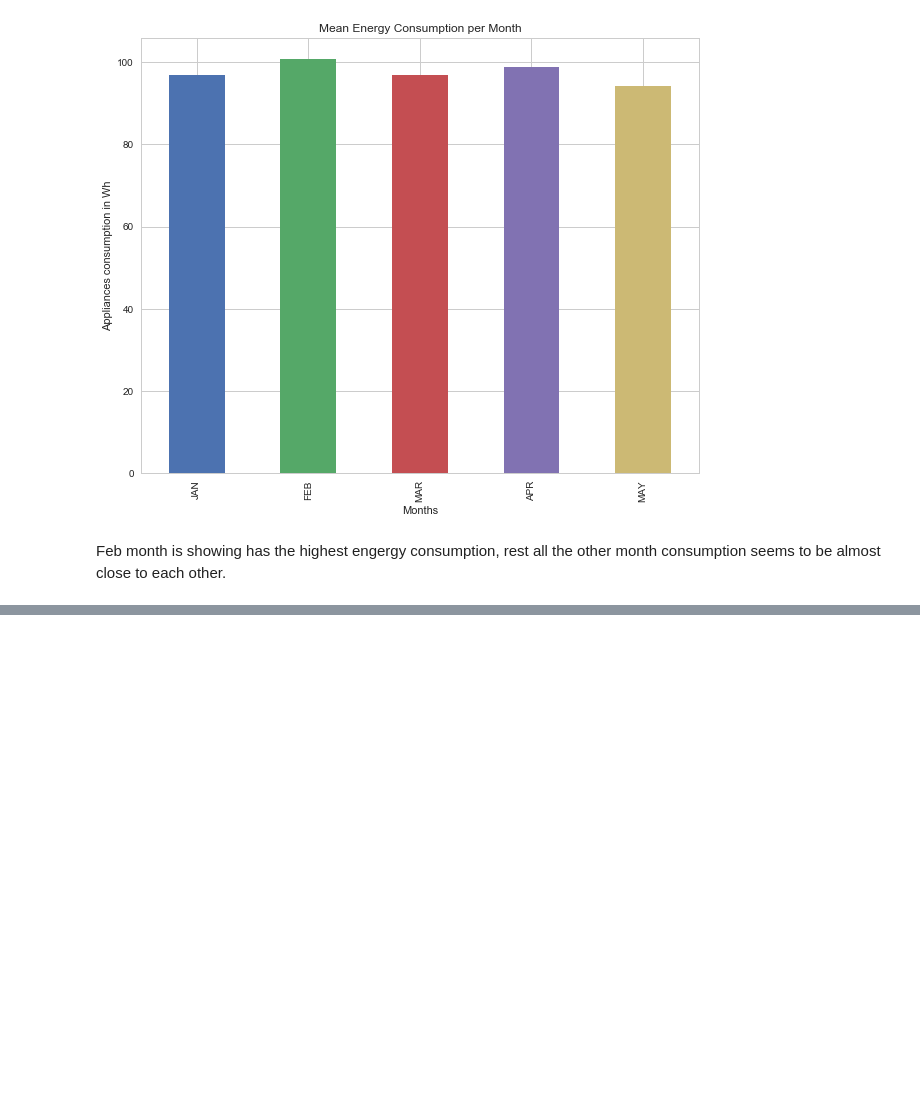
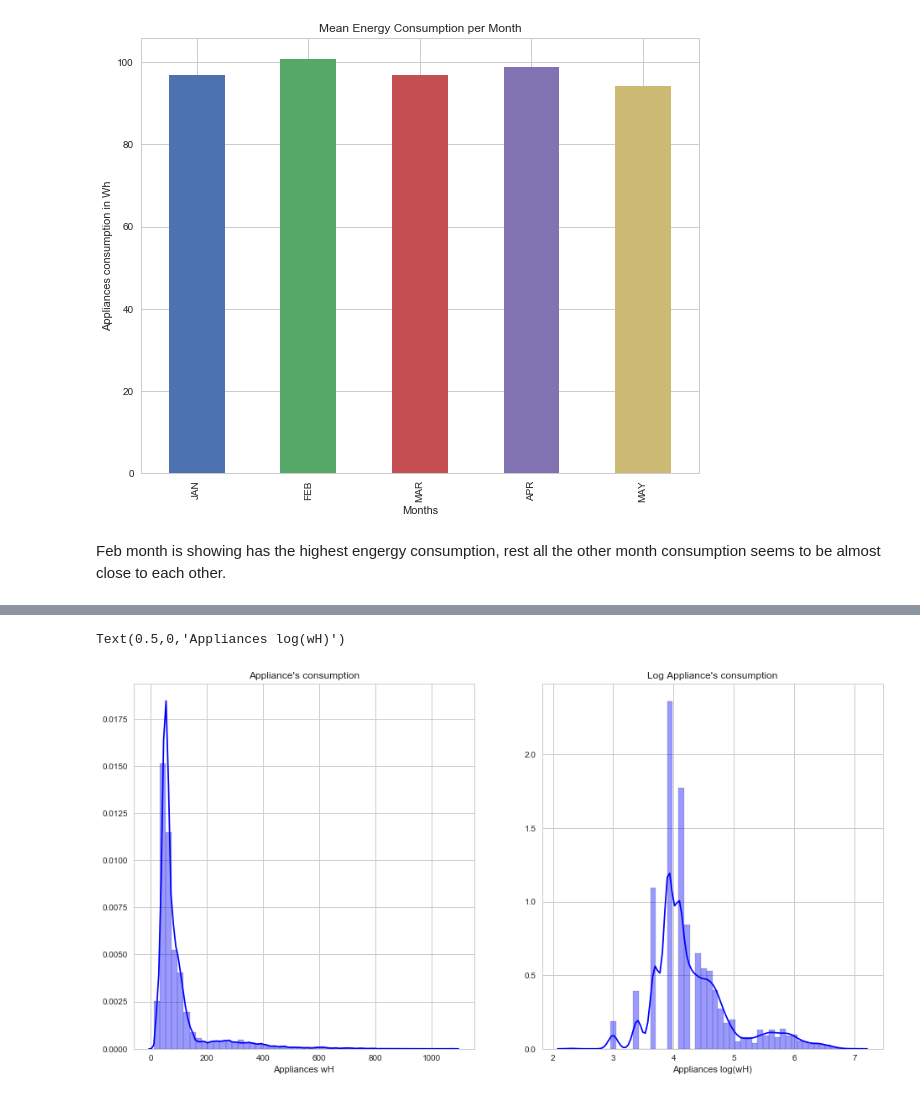
Before and after one commit to arijitsinha80/Springboard, a Jupyter notebook: Project/Capstoneproject_Phase2.ipynb, the cells around one changed output, grey strips where cells are left out. Drawn from its saved outputs; the diff is of its cells as text; code cells hidden in the pictures; blank space fills up the shorter version.

```diff
--- a/Project/Capstoneproject_Phase2.ipynb
+++ b/Project/Capstoneproject_Phase2.ipynb
@@ -319,0 +318,15 @@ Feb month is showing has the highest engergy consumption, rest all the other mon
+# %%
+#Histogram of Appliance's consumption
+
+f, axes = plt.subplots(1, 2,figsize=(16,8))
+
+sns.distplot(df.appliances, hist=True, color = 'blue',hist_kws={'edgecolor':'black'},ax=axes[0])
+axes[0].set_title("Appliance's consumption")
+axes[0].set_xlabel('Appliances wH')
+
+sns.distplot(df.log_appliances, hist=True, color = 'blue',hist_kws={'edgecolor':'black'},ax=axes[1])
+axes[1].set_title("Log Appliance's consumption")
+axes[1].set_xlabel('Appliances log(wH)')
+# %% [output]
+Text(0.5,0,'Appliances log(wH)')
+[figure, added]
```
Also changed, not shown: parts of 9 cells of this notebook.
